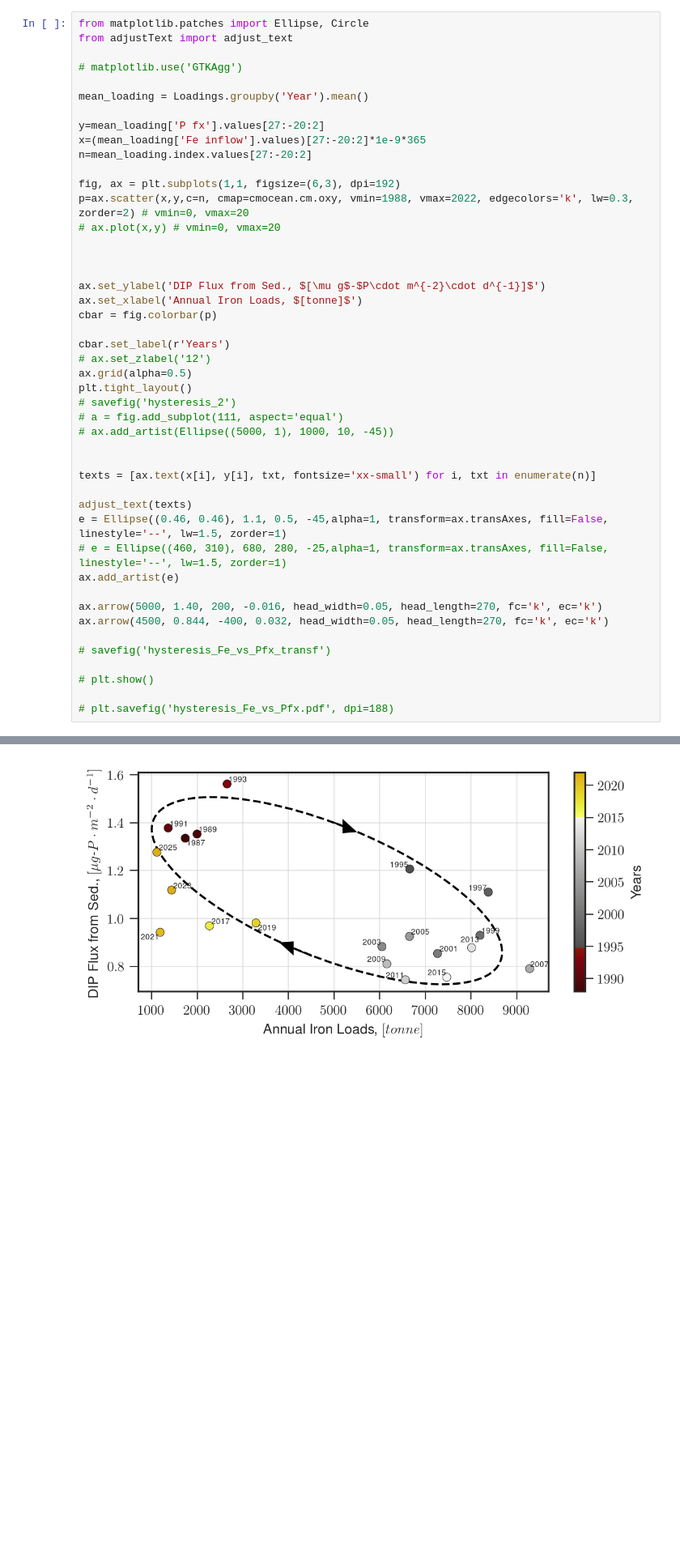
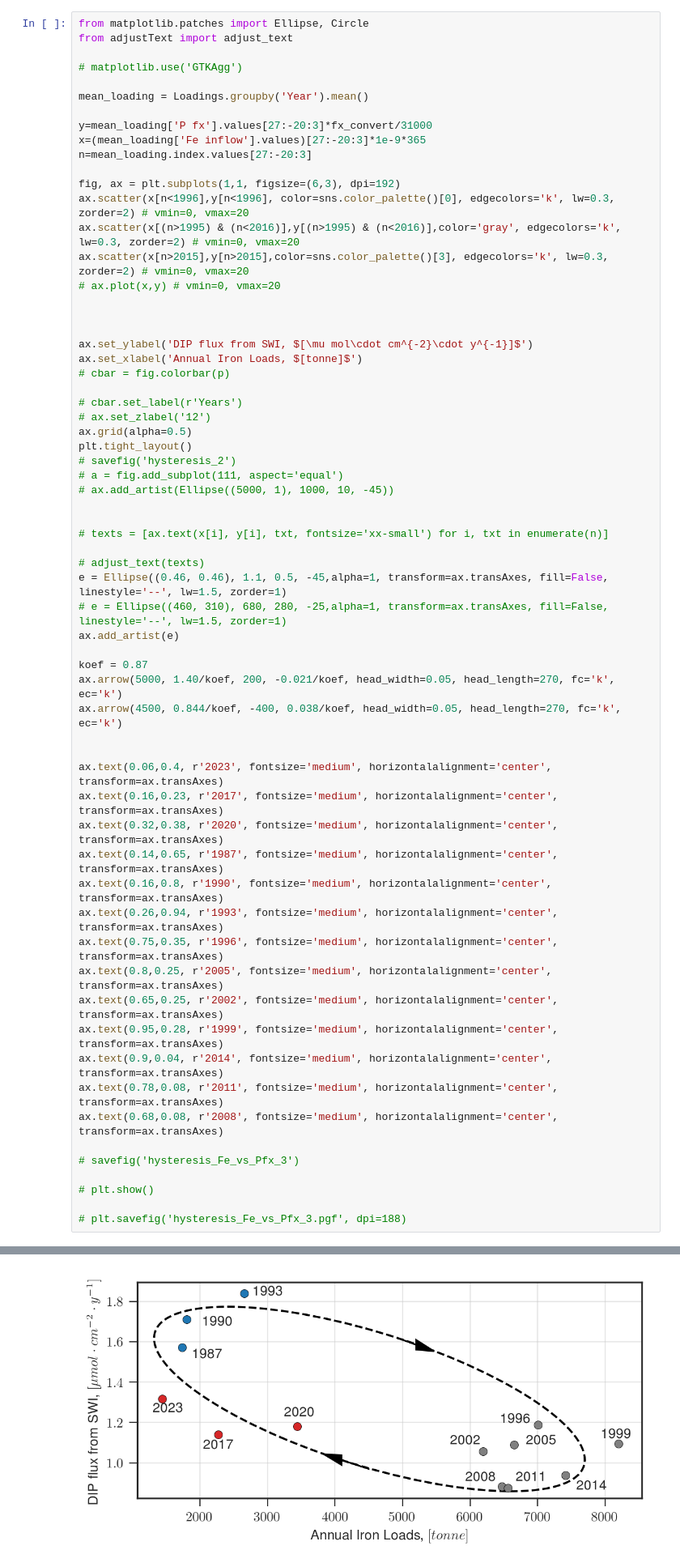
Before and after one commit to biogeochemistry/MyLake_v2_Vansjo, a Jupyter notebook: Postproc_code/Fe scenarios 17m sediments.ipynb, the cells around one changed output, grey strips where cells are left out. Shown at 81% size. Saved outputs shown, nothing was run; the diff lists cells and outputs as text; blank space fills up the shorter version.

```diff
--- a/Postproc_code/Fe scenarios 17m sediments.ipynb
+++ b/Postproc_code/Fe scenarios 17m sediments.ipynb
@@ -449,21 +344,23 @@ from adjustText import adjust_text
 
 mean_loading = Loadings.groupby('Year').mean()
 
-y=mean_loading['P fx'].values[27:-20:2]
-x=(mean_loading['Fe inflow'].values)[27:-20:2]*1e-9*365
-n=mean_loading.index.values[27:-20:2]
+y=mean_loading['P fx'].values[27:-20:3]*fx_convert/31000
+x=(mean_loading['Fe inflow'].values)[27:-20:3]*1e-9*365
+n=mean_loading.index.values[27:-20:3]
 
 fig, ax = plt.subplots(1,1, figsize=(6,3), dpi=192)
-p=ax.scatter(x,y,c=n, cmap=cmocean.cm.oxy, vmin=1988, vmax=2022, edgecolors='k', lw=0.3, zorder=2) # vmin=0, vmax=20
+ax.scatter(x[n<1996],y[n<1996], color=sns.color_palette()[0], edgecolors='k', lw=0.3, zorder=2) # vmin=0, vmax=20
+ax.scatter(x[(n>1995) & (n<2016)],y[(n>1995) & (n<2016)],color='gray', edgecolors='k', lw=0.3, zorder=2) # vmin=0, vmax=20
+ax.scatter(x[n>2015],y[n>2015],color=sns.color_palette()[3], edgecolors='k', lw=0.3, zorder=2) # vmin=0, vmax=20
 # ax.plot(x,y) # vmin=0, vmax=20
 
 
 
-ax.set_ylabel('DIP Flux from Sed., $[\mu g$-$P\cdot m^{-2}\cdot d^{-1}]$')
+ax.set_ylabel('DIP flux from SWI, $[\mu mol\cdot cm^{-2}\cdot y^{-1}]$')
 ax.set_xlabel('Annual Iron Loads, $[tonne]$')
-cbar = fig.colorbar(p)
+# cbar = fig.colorbar(p)
 
-cbar.set_label(r'Years')
+# cbar.set_label(r'Years')
 # ax.set_zlabel('12')
 ax.grid(alpha=0.5)
 plt.tight_layout()
@@ -472,19 +369,35 @@ plt.tight_layout()
 # ax.add_artist(Ellipse((5000, 1), 1000, 10, -45))
 
 
-texts = [ax.text(x[i], y[i], txt, fontsize='xx-small') for i, txt in enumerate(n)]
+# texts = [ax.text(x[i], y[i], txt, fontsize='xx-small') for i, txt in enumerate(n)]
 
-adjust_text(texts)
+# adjust_text(texts)
 e = Ellipse((0.46, 0.46), 1.1, 0.5, -45,alpha=1, transform=ax.transAxes, fill=False, linestyle='--', lw=1.5, zorder=1)
 # e = Ellipse((460, 310), 680, 280, -25,alpha=1, transform=ax.transAxes, fill=False, linestyle='--', lw=1.5, zorder=1)
 ax.add_artist(e)
 
-ax.arrow(5000, 1.40, 200, -0.016, head_width=0.05, head_length=270, fc='k', ec='k')
-ax.arrow(4500, 0.844, -400, 0.032, head_width=0.05, head_length=270, fc='k', ec='k')
+koef = 0.87
+ax.arrow(5000, 1.40/koef, 200, -0.021/koef, head_width=0.05, head_length=270, fc='k', ec='k')
+ax.arrow(4500, 0.844/koef, -400, 0.038/koef, head_width=0.05, head_length=270, fc='k', ec='k')
 
-# savefig('hysteresis_Fe_vs_Pfx_transf')
+
+ax.text(0.06,0.4, r'2023', fontsize='medium', horizontalalignment='center', transform=ax.transAxes)
+ax.text(0.16,0.23, r'2017', fontsize='medium', horizontalalignment='center', transform=ax.transAxes)
+ax.text(0.32,0.38, r'2020', fontsize='medium', horizontalalignment='center', transform=ax.transAxes)
+ax.text(0.14,0.65, r'1987', fontsize='medium', horizontalalignment='center', transform=ax.transAxes)
+ax.text(0.16,0.8, r'1990', fontsize='medium', horizontalalignment='center', transform=ax.transAxes)
+ax.text(0.26,0.94, r'1993', fontsize='medium', horizontalalignment='center', transform=ax.transAxes)
+ax.text(0.75,0.35, r'1996', fontsize='medium', horizontalalignment='center', transform=ax.transAxes)
+ax.text(0.8,0.25, r'2005', fontsize='medium', horizontalalignment='center', transform=ax.transAxes)
+ax.text(0.65,0.25, r'2002', fontsize='medium', horizontalalignment='center', transform=ax.transAxes)
+ax.text(0.95,0.28, r'1999', fontsize='medium', horizontalalignment='center', transform=ax.transAxes)
+ax.text(0.9,0.04, r'2014', fontsize='medium', horizontalalignment='center', transform=ax.transAxes)
+ax.text(0.78,0.08, r'2011', fontsize='medium', horizontalalignment='center', transform=ax.transAxes)
+ax.text(0.68,0.08, r'2008', fontsize='medium', horizontalalignment='center', transform=ax.transAxes)
+
+# savefig('hysteresis_Fe_vs_Pfx_3')
 
 # plt.show()
 
-# plt.savefig('hysteresis_Fe_vs_Pfx.pdf', dpi=188)
+# plt.savefig('hysteresis_Fe_vs_Pfx_3.pgf', dpi=188)
 # %% [output]
@@ -492 +405 @@ ax.arrow(4500, 0.844, -400, 0.032, head_width=0.05, head_length=270, fc='k', ec=
-[figure, old version]
+[figure, new version]
```
Also changed, not shown: parts of 7 cells of this notebook, 11 other files.
